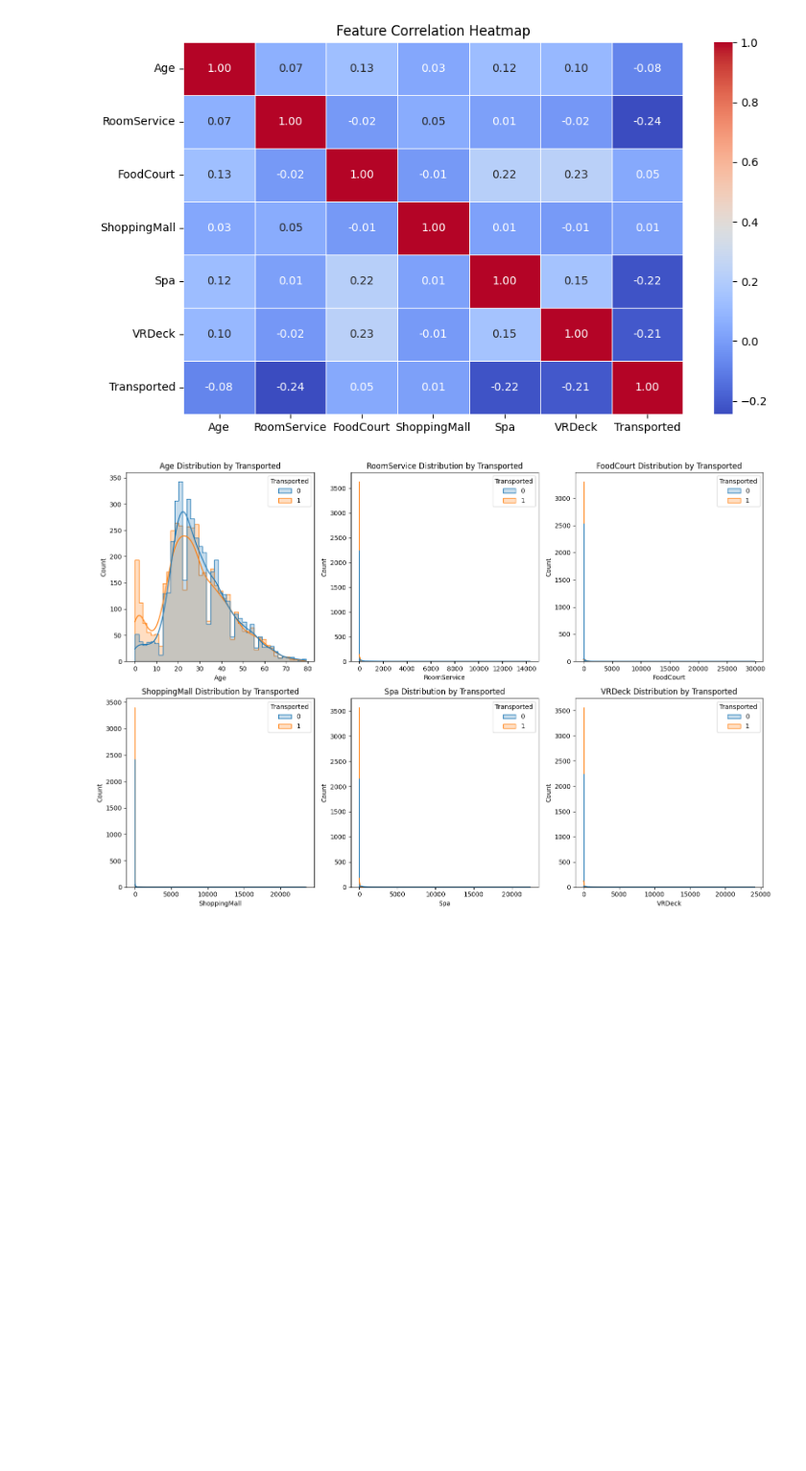
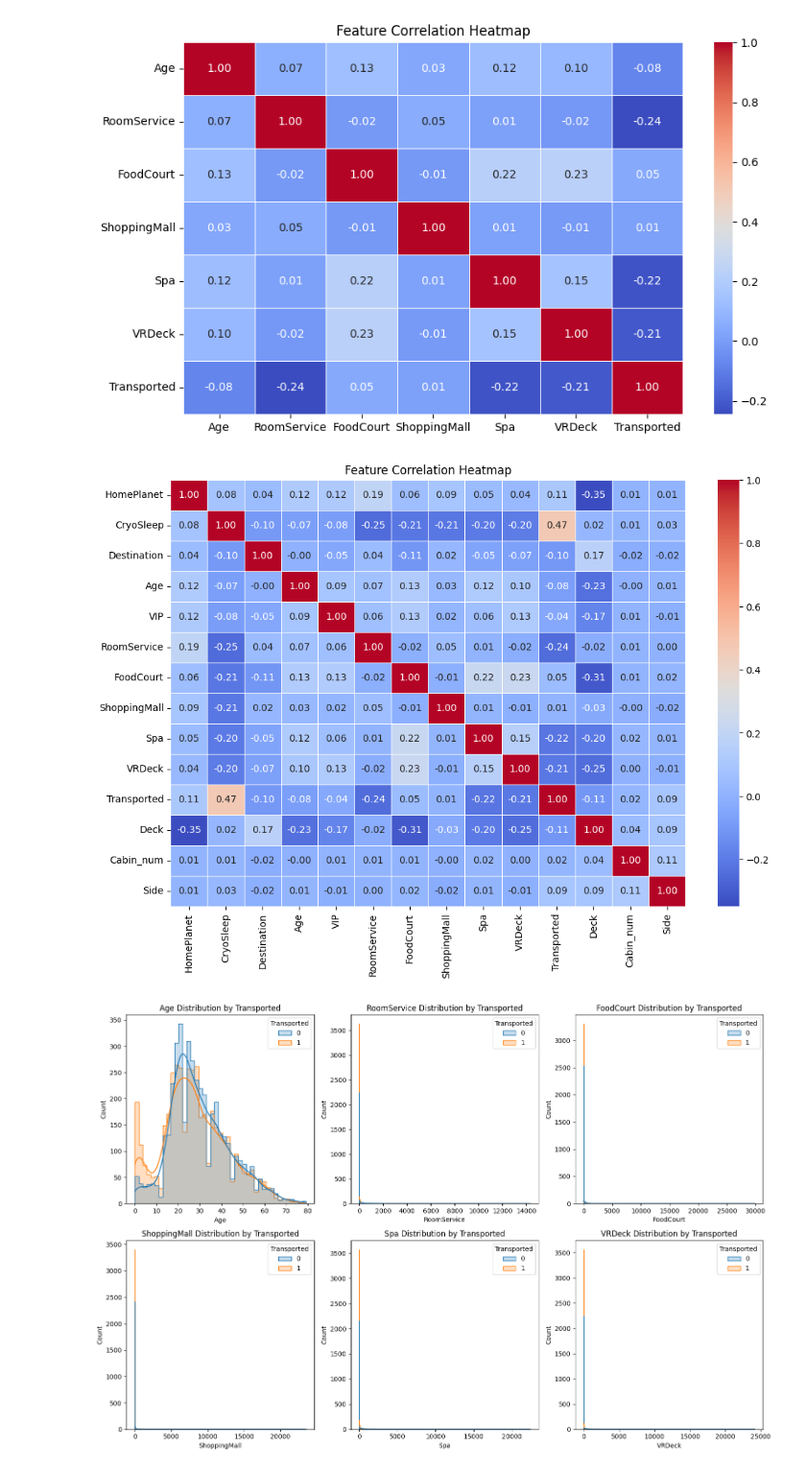
Before and after one commit to N3xou/KaggleNotebooks, a Jupyter notebook: spacetitanic.ipynb, the cells around one changed output. Shown at 96% size. Saved outputs shown, nothing was run; the diff lists cells and outputs as text; code cells hidden in the pictures; blank space fills up the shorter version.

```diff
--- a/spacetitanic.ipynb
+++ b/spacetitanic.ipynb
@@ -172,6 +172,25 @@ plt.title("Feature Correlation Heatmap")
 plt.show()
 # %% [output]
 [figure]
+# %%
+from sklearn.preprocessing import LabelEncoder
+df = dataset_df.copy()
+
+# Znalezienie kolumn kategorycznych
+cat_cols = df.select_dtypes(include=['object']).columns
+
+# Konwersja zmiennych kategorycznych na liczby (Label Encoding)
+le = LabelEncoder()
+for col in cat_cols:
+    df[col] = le.fit_transform(df[col].astype(str))  # Konwersja na string dla pewności
+
+# Wyświetlenie heatmapy z wszystkimi kolumnami
+plt.figure(figsize=(12, 8))
+sns.heatmap(df.corr(), annot=True, cmap="coolwarm", fmt=".2f", linewidths=0.5)
+plt.title("Feature Correlation Heatmap")
+plt.show()
+# %% [output]
+[figure, added]
 # %%
 # 3. Feature Distributions by Target
 fig, axes = plt.subplots(2, 3, figsize=(15,10))
```
Also changed, not shown: parts of 18 cells of this notebook.
